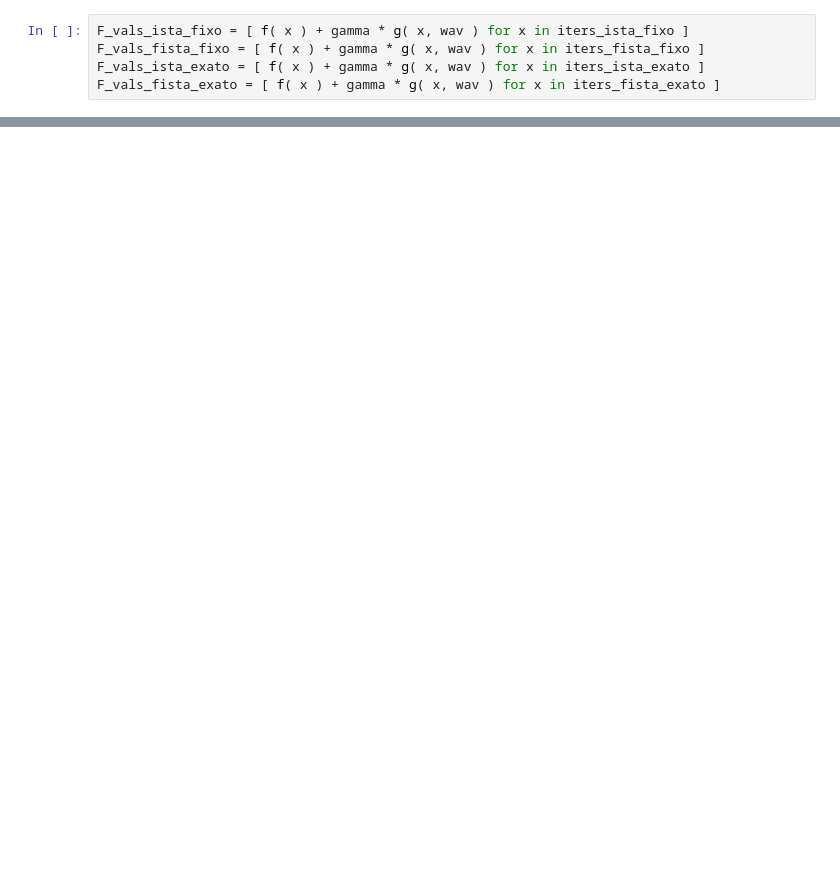
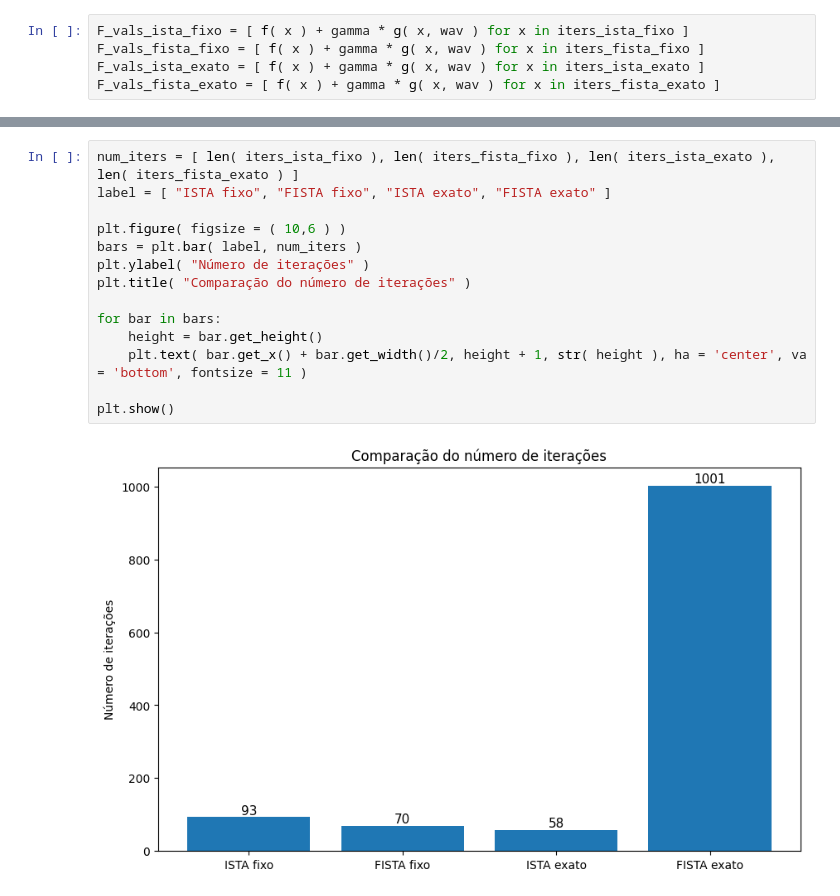
Before and after one commit to gligabo/projeto_ic, a Jupyter notebook: com_regularizacao/aplicacao_borragem_ruidosa.ipynb, the cells around one changed output, grey strips where cells are left out. Cells and saved outputs as stored; diff of their text form; blank space fills up the shorter version.

```diff
--- a/com_regularizacao/aplicacao_borragem_ruidosa.ipynb
+++ b/com_regularizacao/aplicacao_borragem_ruidosa.ipynb
@@ -195,4 +218,20 @@ Iterações ISTA exato:  42
 Iterações ISTA exato:  1001
+# %%
+num_iters = [ len( iters_ista_fixo ), len( iters_fista_fixo ), len( iters_ista_exato ), len( iters_fista_exato ) ]
+label = [ "ISTA fixo", "FISTA fixo", "ISTA exato", "FISTA exato" ]
+
+plt.figure( figsize = ( 10,6 ) )
+bars = plt.bar( label, num_iters )
+plt.ylabel( "Número de iterações" )
+plt.title( "Comparação do número de iterações" )
+
+for bar in bars:
+    height = bar.get_height()
+    plt.text( bar.get_x() + bar.get_width()/2, height + 1, str( height ), ha = 'center', va = 'bottom', fontsize = 11 )
+
+plt.show()
+# %% [output]
+[figure, added]
 # %%
 # valor da função objetivo na ultima iteração
 print( "Função objetivo ISTA fixo: ", F_vals_ista_fixo[ -1 ] )
```
Also changed, not shown: parts of 10 cells of this notebook, 1 other file.
